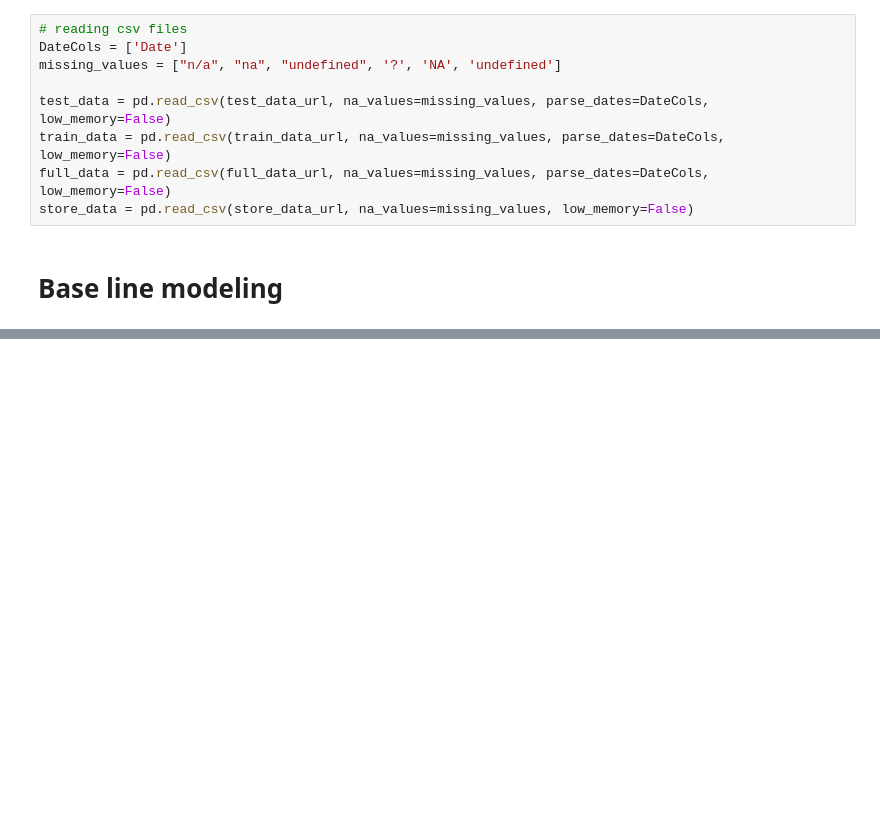
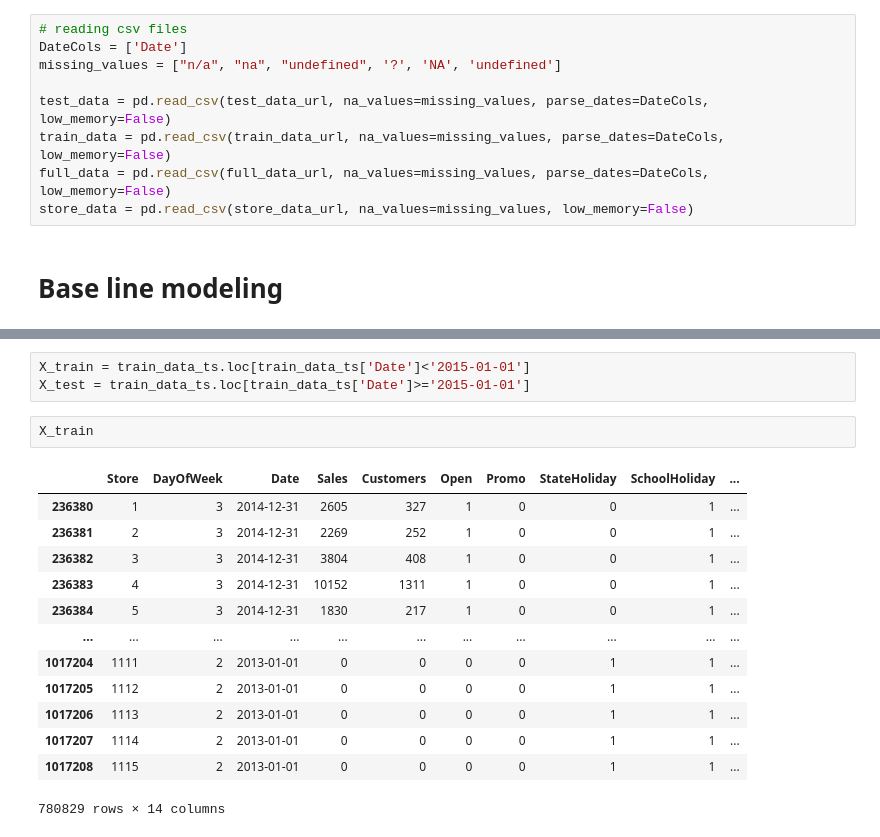
Before and after one commit to Fisseha-Estifanos/Rossmann-pharmaceuticals, a Jupyter notebook: notebooks/base-line-model.ipynb, the cells around one changed output, grey strips where cells are left out. Drawn from its saved outputs; the diff is of its cells as text; blank space fills up the shorter version.

```diff
--- a/notebooks/base-line-model.ipynb
+++ b/notebooks/base-line-model.ipynb
@@ -72,0 +172,19 @@ store_data = pd.read_csv(store_data_url, na_values=missing_values, low_memory=Fa
+# %%
+X_train = train_data_ts.loc[train_data_ts['Date']<'2015-01-01']
+X_test = train_data_ts.loc[train_data_ts['Date']>='2015-01-01']
+# %%
+X_train
+# %% [output]
+|  | Store | DayOfWeek | Date | Sales | Customers | Open | Promo | StateHoliday | SchoolHoliday | ... |
+| 236380 | 1 | 3 | 2014-12-31 | 2605 | 327 | 1 | 0 | 0 | 1 | ... |
+| 236381 | 2 | 3 | 2014-12-31 | 2269 | 252 | 1 | 0 | 0 | 1 | ... |
+| 236382 | 3 | 3 | 2014-12-31 | 3804 | 408 | 1 | 0 | 0 | 1 | ... |
+| 236383 | 4 | 3 | 2014-12-31 | 10152 | 1311 | 1 | 0 | 0 | 1 | ... |
+| 236384 | 5 | 3 | 2014-12-31 | 1830 | 217 | 1 | 0 | 0 | 1 | ... |
+| ... | ... | ... | ... | ... | ... | ... | ... | ... | ... | ... |
+| 1017204 | 1111 | 2 | 2013-01-01 | 0 | 0 | 0 | 0 | 1 | 1 | ... |
+| 1017205 | 1112 | 2 | 2013-01-01 | 0 | 0 | 0 | 0 | 1 | 1 | ... |
+| 1017206 | 1113 | 2 | 2013-01-01 | 0 | 0 | 0 | 0 | 1 | 1 | ... |
+| 1017207 | 1114 | 2 | 2013-01-01 | 0 | 0 | 0 | 0 | 1 | 1 | ... |
+| 1017208 | 1115 | 2 | 2013-01-01 | 0 | 0 | 0 | 0 | 1 | 1 | ... |
+780829 rows × 14 columns
```
Also changed, not shown: parts of 43 cells of this notebook.
